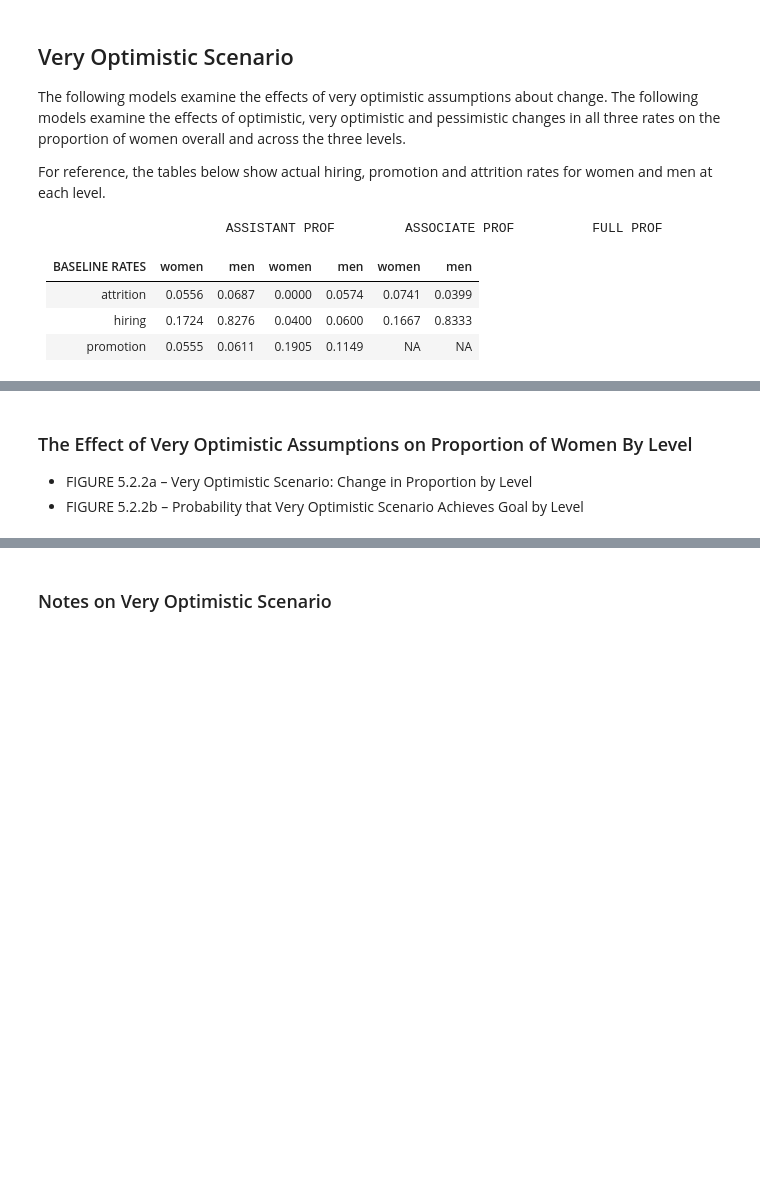
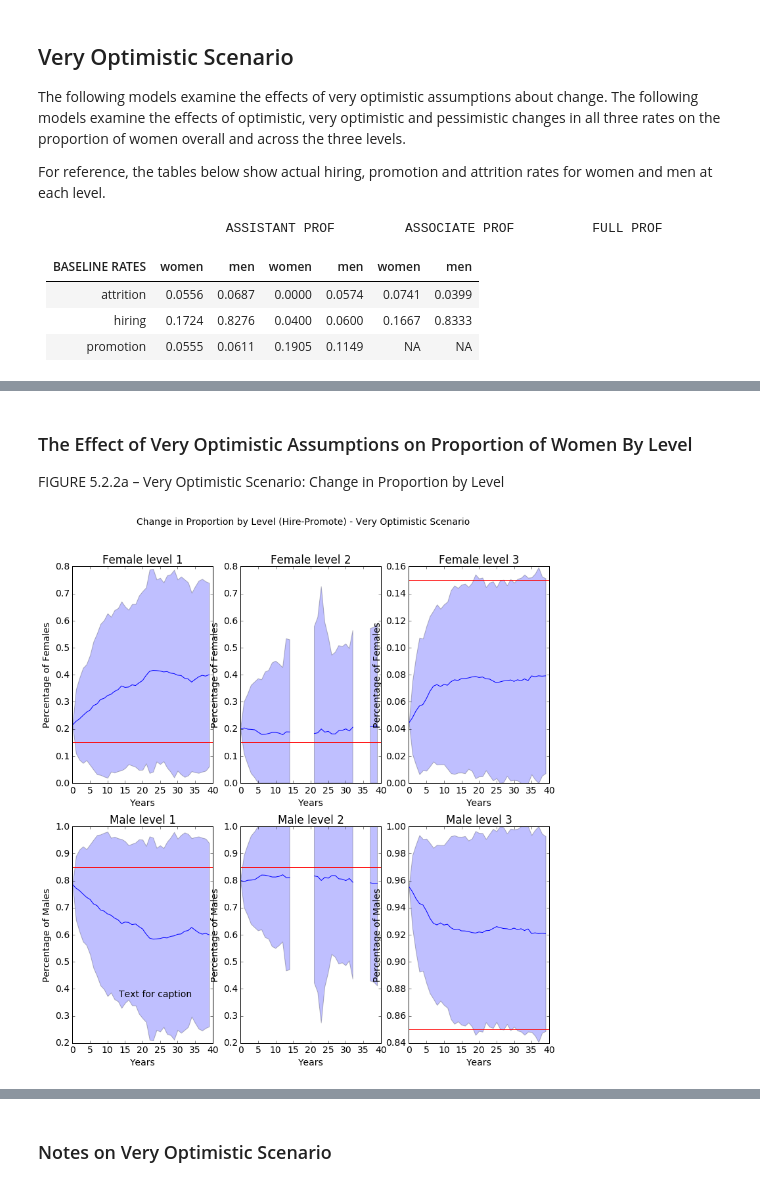
Before and after one commit to university-gender-evolution/notebooks-univ-gender, a Jupyter notebook: notebooks/mgmt_notebook05092016.ipynb, the cells around one changed output, grey strips where cells are left out. Drawn from its saved outputs; the diff is of its cells as text; code cells hidden in the pictures; blank space fills up the shorter version.

```diff
--- a/notebooks/mgmt_notebook05092016.ipynb
+++ b/notebooks/mgmt_notebook05092016.ipynb
@@ -641,4 +685,11 @@ For reference, the tables below show actual hiring, promotion and attrition rate
 # %% [markdown]
 ### The Effect of Very Optimistic Assumptions on Proportion of Women By Level
-- FIGURE 5.2.2a – Very Optimistic Scenario:  Change in Proportion by Level
-- FIGURE 5.2.2b – Probability that Very Optimistic Scenario Achieves Goal by Level
+FIGURE 5.2.2a – Very Optimistic Scenario:  Change in Proportion by Level
+# %%
+title = 'Change in Proportion by Level (Hire-Promote) - Very Optimistic Scenario' # graph title
+caption = 'Text for caption' # caption text
+target = 0.15 # target percentage of women in the department
+number_of_runs = 100 # number simulations to average over
+t.plot_multiple_runs_detail_percentage(number_of_runs, title, target, caption)
+# %% [output]
+[figure, added]
```
Also changed, not shown: parts of 22 cells of this notebook.
